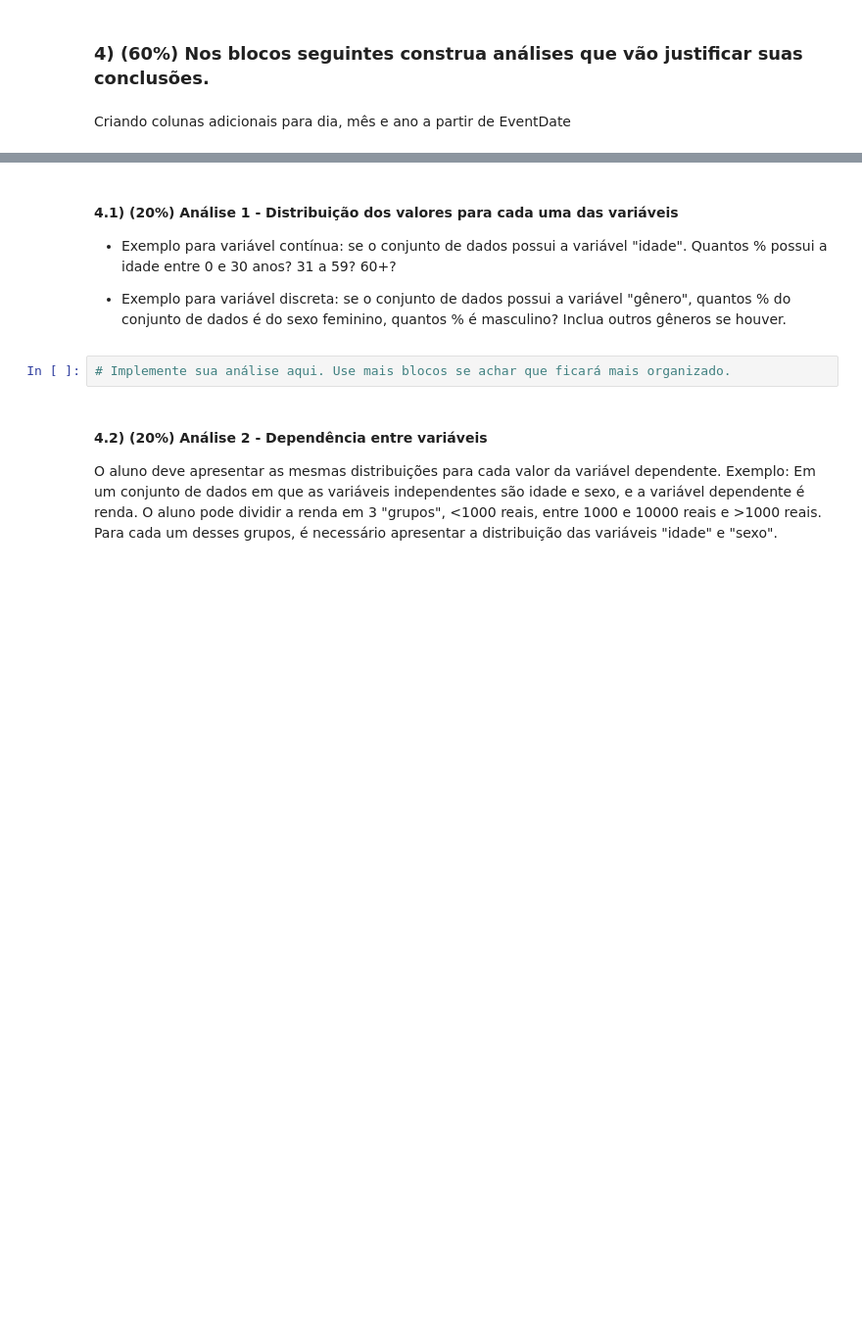
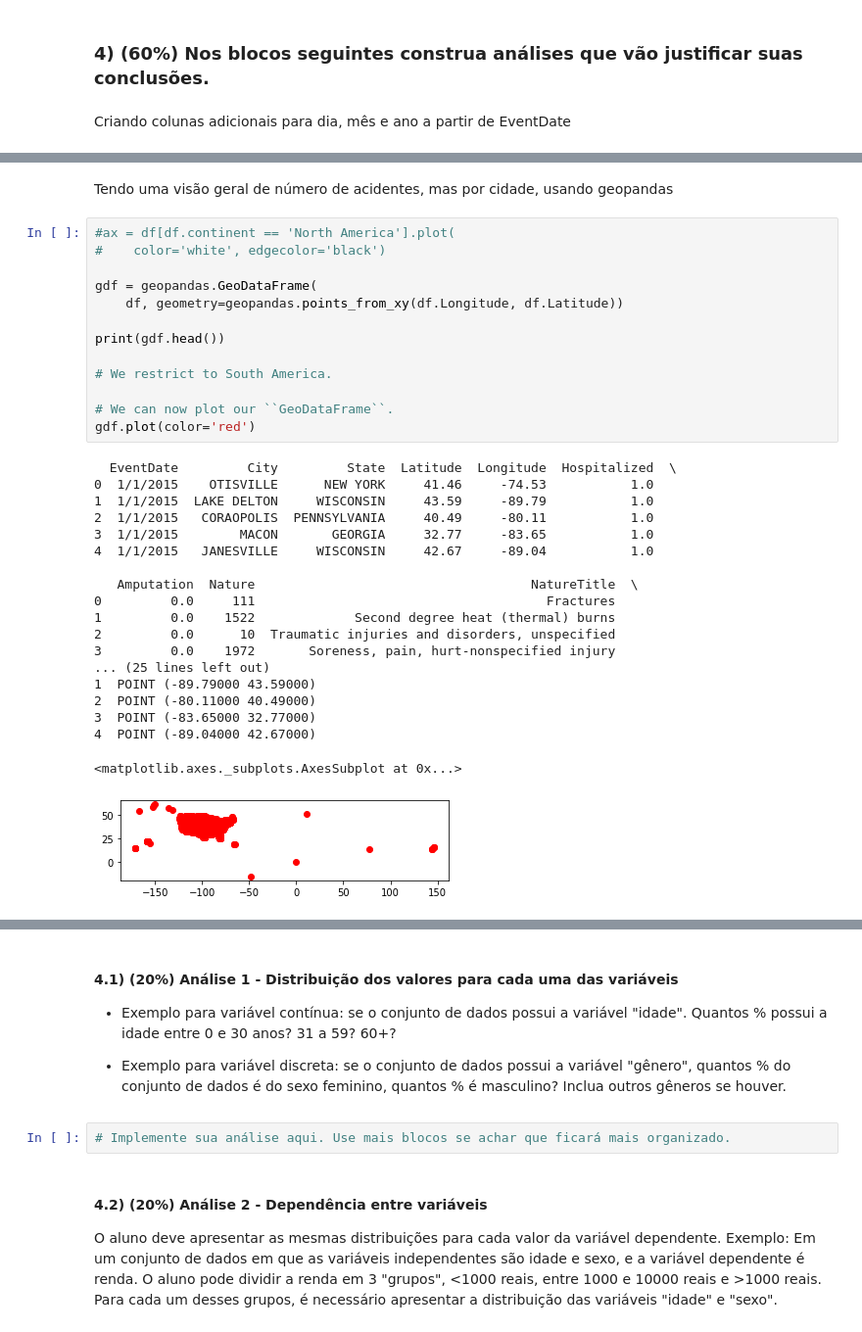
Before and after one commit to marcoguinter/aed_projeto_1, a Jupyter notebook: projeto.ipynb, the cells around one changed output, grey strips where cells are left out. Shown at 98% size. Cells and saved outputs as stored; diff of their text form; blank space fills up the shorter version.

```diff
--- a/projeto.ipynb
+++ b/projeto.ipynb
@@ -385,3 +389,38 @@ df.head(10)
 | 7 | 1/2/2015 | GILL | COLORADO | 40.47 | -104.51 | 1.0 | 0.0 | 1520 | Heat (thermal) burns, unspecified | ... |
 | 8 | 1/2/2015 | WOODWARD | OKLAHOMA | 36.42 | -99.43 | 1.0 | 0.0 | 10 | Traumatic injuries and disorders,... | ... |
 | 9 | 1/2/2015 | ORLANDO | FLORIDA | 28.55 | -81.46 | 0.0 | 1.0 | 1311 | Amputations | ... |
+# %% [markdown]
+Tendo uma visão geral de número de acidentes, mas por cidade, usando geopandas
+# %%
+#ax = df[df.continent == 'North America'].plot(
+#    color='white', edgecolor='black')
+
+gdf = geopandas.GeoDataFrame(
+    df, geometry=geopandas.points_from_xy(df.Longitude, df.Latitude))
+
+print(gdf.head())
+
+# We restrict to South America.
+
+# We can now plot our ``GeoDataFrame``.
+gdf.plot(color='red')
+# %% [output]
+  EventDate         City         State  Latitude  Longitude  Hospitalized  \
+0  1/1/2015    OTISVILLE      NEW YORK     41.46     -74.53           1.0
+1  1/1/2015  LAKE DELTON     WISCONSIN     43.59     -89.79           1.0
+2  1/1/2015   CORAOPOLIS  PENNSYLVANIA     40.49     -80.11           1.0
+3  1/1/2015        MACON       GEORGIA     32.77     -83.65           1.0
+4  1/1/2015   JANESVILLE     WISCONSIN     42.67     -89.04           1.0
+
+   Amputation  Nature                                    NatureTitle  \
+0         0.0     111                                      Fractures
+1         0.0    1522             Second degree heat (thermal) burns
+2         0.0      10  Traumatic injuries and disorders, unspecified
+3         0.0    1972       Soreness, pain, hurt-nonspecified injury
+... (25 lines left out)
+1  POINT (-89.79000 43.59000)
+2  POINT (-80.11000 40.49000)
+3  POINT (-83.65000 32.77000)
+4  POINT (-89.04000 42.67000)
+<matplotlib.axes._subplots.AxesSubplot at 0x...>
+[figure, added]
```
Also changed, not shown: parts of 7 cells of this notebook.
